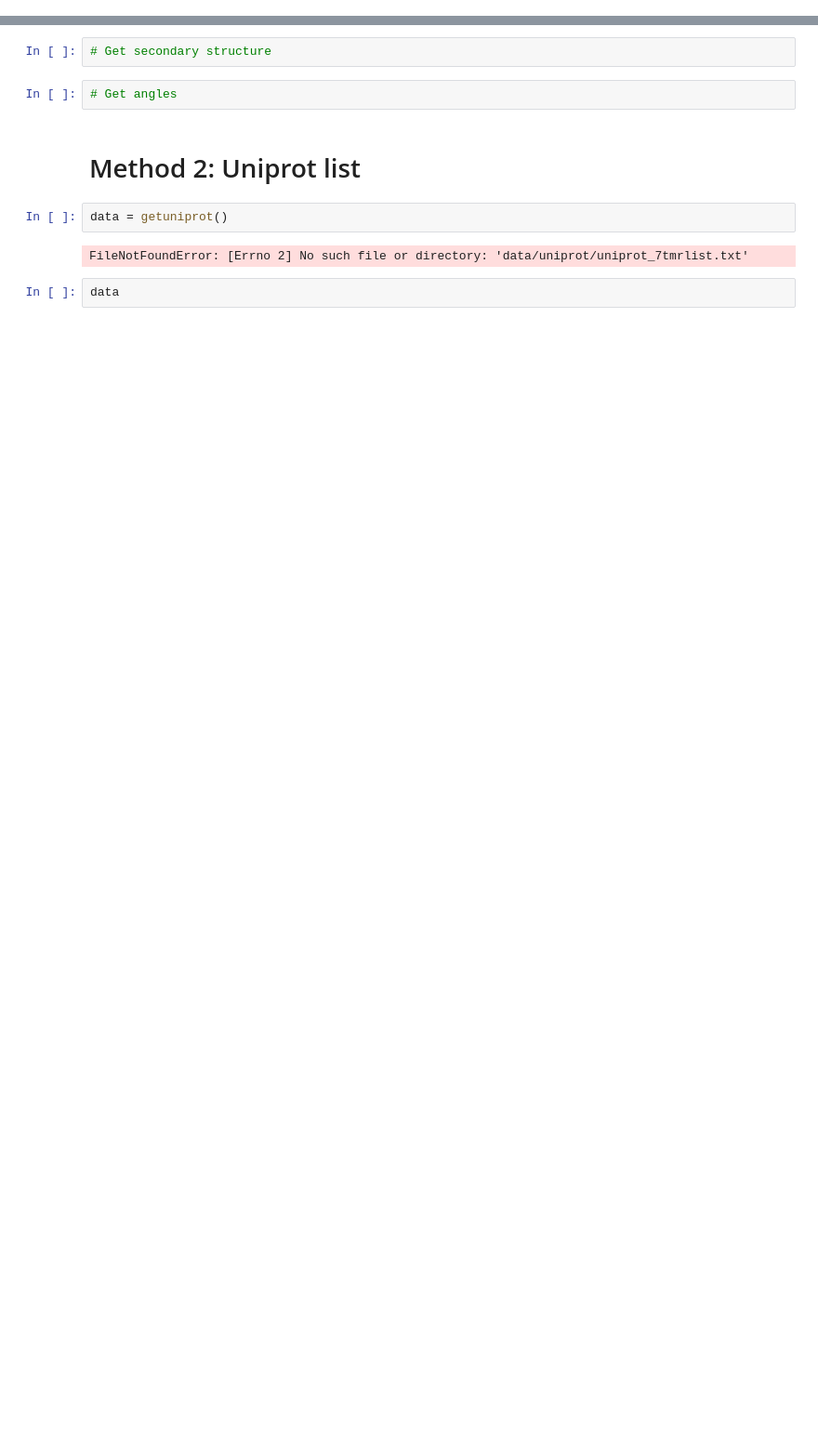
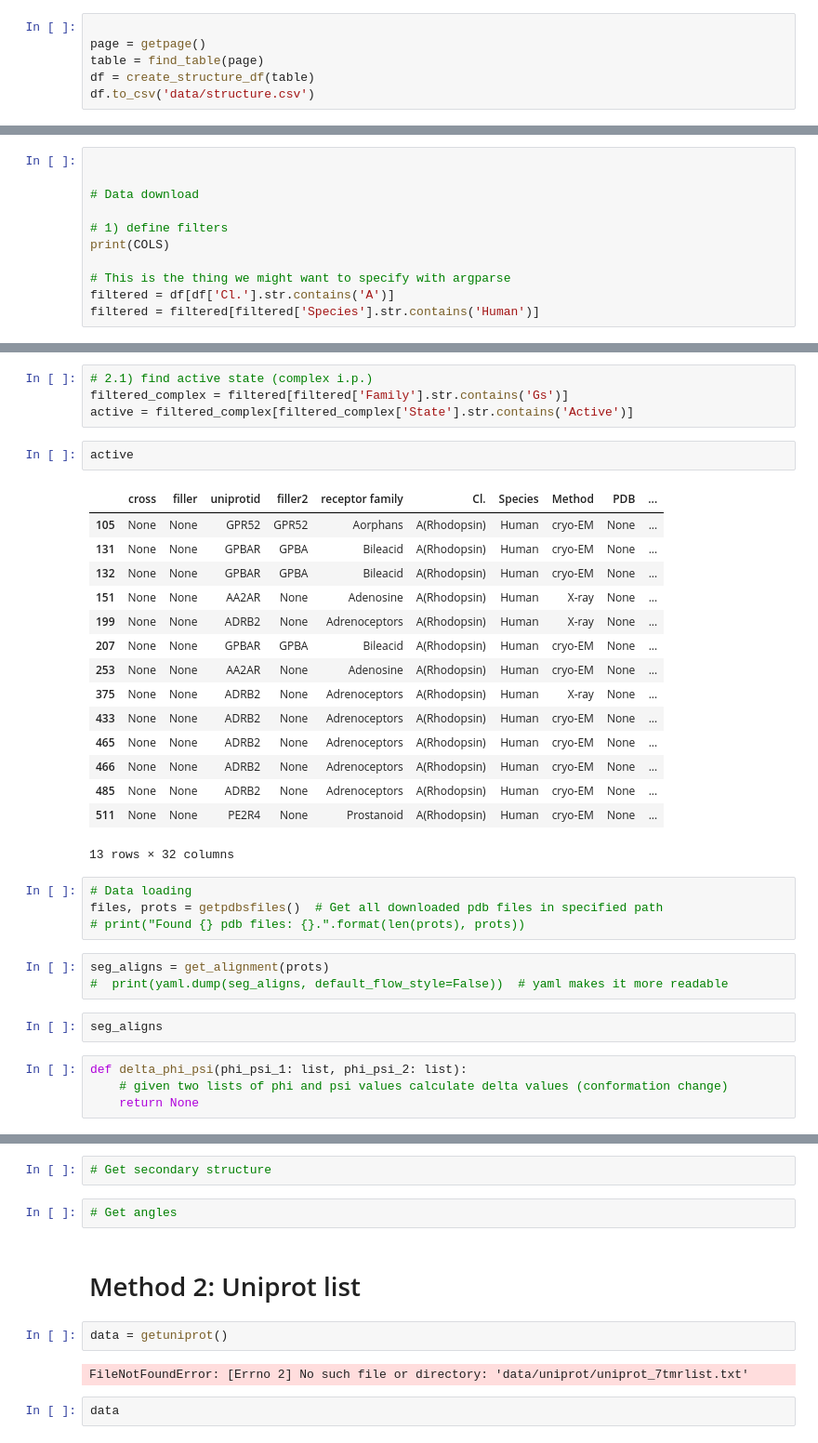
Before and after one commit to flurinh/mt, a Jupyter notebook: ICL4.ipynb, the cells around one changed output, grey strips where cells are left out. Shown at 93% size. Saved outputs shown, nothing was run; the diff lists cells and outputs as text; blank space fills up the shorter version.

```diff
--- a/ICL4.ipynb
+++ b/ICL4.ipynb
@@ -31,0 +10,6 @@ for p in prots:
+# %%
+
+page = getpage()
+table = find_table(page)
+df = create_structure_df(table)
+df.to_csv('data/structure.csv')
@@ -31,0 +20,11 @@ for p in prots:
+# %%
+
+
+# Data download
+
+# 1) define filters
+print(COLS)
+
+# This is the thing we might want to specify with argparse
+filtered = df[df['Cl.'].str.contains('A')]
+filtered = filtered[filtered['Species'].str.contains('Human')]
@@ -31,0 +49,35 @@ for p in prots:
+# %%
+# 2.1) find active state (complex i.p.)
+filtered_complex = filtered[filtered['Family'].str.contains('Gs')]
+active = filtered_complex[filtered_complex['State'].str.contains('Active')]
+# %%
+active
+# %% [output]
+|  | cross | filler | uniprotid | filler2 | receptor family | Cl. | Species | Method | PDB | ... |
+| 105 | None | None | GPR52 | GPR52 | Aorphans | A(Rhodopsin) | Human | cryo-EM | None | ... |
+| 131 | None | None | GPBAR | GPBA | Bileacid | A(Rhodopsin) | Human | cryo-EM | None | ... |
+| 132 | None | None | GPBAR | GPBA | Bileacid | A(Rhodopsin) | Human | cryo-EM | None | ... |
+| 151 | None | None | AA2AR | None | Adenosine | A(Rhodopsin) | Human | X-ray | None | ... |
+| 199 | None | None | ADRB2 | None | Adrenoceptors | A(Rhodopsin) | Human | X-ray | None | ... |
+| 207 | None | None | GPBAR | GPBA | Bileacid | A(Rhodopsin) | Human | cryo-EM | None | ... |
+| 253 | None | None | AA2AR | None | Adenosine | A(Rhodopsin) | Human | cryo-EM | None | ... |
+| 375 | None | None | ADRB2 | None | Adrenoceptors | A(Rhodopsin) | Human | X-ray | None | ... |
+| 433 | None | None | ADRB2 | None | Adrenoceptors | A(Rhodopsin) | Human | cryo-EM | None | ... |
+| 465 | None | None | ADRB2 | None | Adrenoceptors | A(Rhodopsin) | Human | cryo-EM | None | ... |
+| 466 | None | None | ADRB2 | None | Adrenoceptors | A(Rhodopsin) | Human | cryo-EM | None | ... |
+| 485 | None | None | ADRB2 | None | Adrenoceptors | A(Rhodopsin) | Human | cryo-EM | None | ... |
+| 511 | None | None | PE2R4 | None | Prostanoid | A(Rhodopsin) | Human | cryo-EM | None | ... |
+13 rows × 32 columns
+# %%
+# Data loading
+files, prots = getpdbsfiles()  # Get all downloaded pdb files in specified path
+# print("Found {} pdb files: {}.".format(len(prots), prots))
+# %%
+seg_aligns = get_alignment(prots)
+#  print(yaml.dump(seg_aligns, default_flow_style=False))  # yaml makes it more readable
+# %%
+seg_aligns
+# %%
+def delta_phi_psi(phi_psi_1: list, phi_psi_2: list):
+    # given two lists of phi and psi values calculate delta values (conformation change)
+    return None
```
Also changed, not shown: parts of 20 cells of this notebook, 4 other files.
